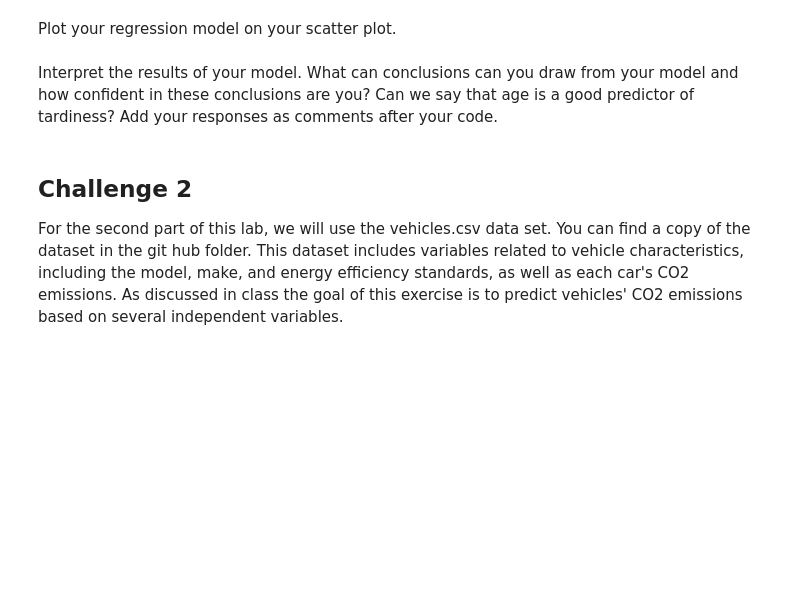
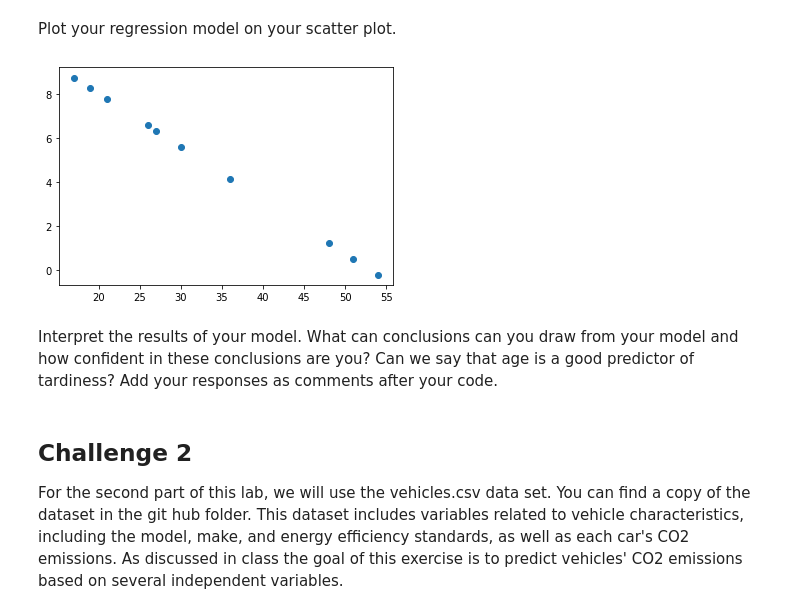
Before and after one commit to ta-data-lis/lab-regression-analysis, a Jupyter notebook: your-code/challenge1.ipynb, the cells around one changed output. Cells and saved outputs as stored; diff of their text form; code cells hidden in the pictures; blank space fills up the shorter version.

```diff
--- a/your-code/challenge1.ipynb
+++ b/your-code/challenge1.ipynb
@@ -52,0 +92,16 @@ Build a regression model for this data. What will be your outcome variable? What
+# %%
+# Your response here.
+lm = linear_model.LinearRegression()
+
+x = student_data[['Age']]
+y = student_data['Tardies']
+
+model = lm.fit(x,y)
+
+predictions = lm.predict(x)
+
+print("Intercept: ", lm.intercept_)
+print("Coef: ", lm.coef_)
+print("R Squared: ", lm.score(x,y))
+
+print(predictions)
@@ -52,0 +114,3 @@ Build a regression model for this data. What will be your outcome variable? What
+# %%
+predicted_tardies = list(predictions)
+predicted_tardies
@@ -53,2 +128,4 @@ Build a regression model for this data. What will be your outcome variable? What
+# %%
+predicted_student_data = pd.DataFrame({'Age': [17,51,27,21,36,48,19,26,54,30], 'Tardies': predicted_tardies})
 # %% [markdown]
 Plot your regression model on your scatter plot.
@@ -57,2 +132,9 @@ Plot your regression model on your scatter plot.
+# %%
+# Your code here.
+
+plt.scatter(x = 'Age', y = 'Tardies', data = predicted_student_data, alpha = 1)
+plt.show()
+# %% [output]
+[figure, added]
 # %% [markdown]
 Interpret the results of your model. What can conclusions can you draw from your model and how confident in these conclusions are you? Can we say that age is a good predictor of tardiness? Add your responses as comments after your code.
```
Also changed, not shown: parts of 34 cells of this notebook, 1 other file.
